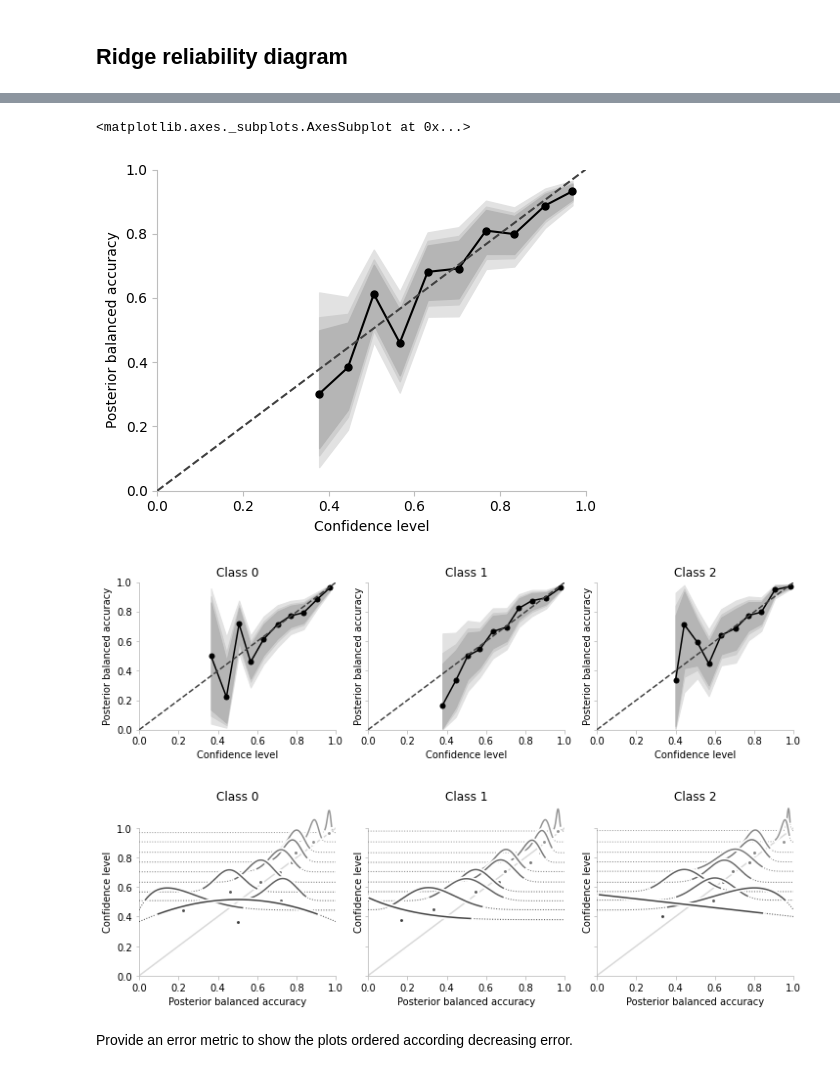
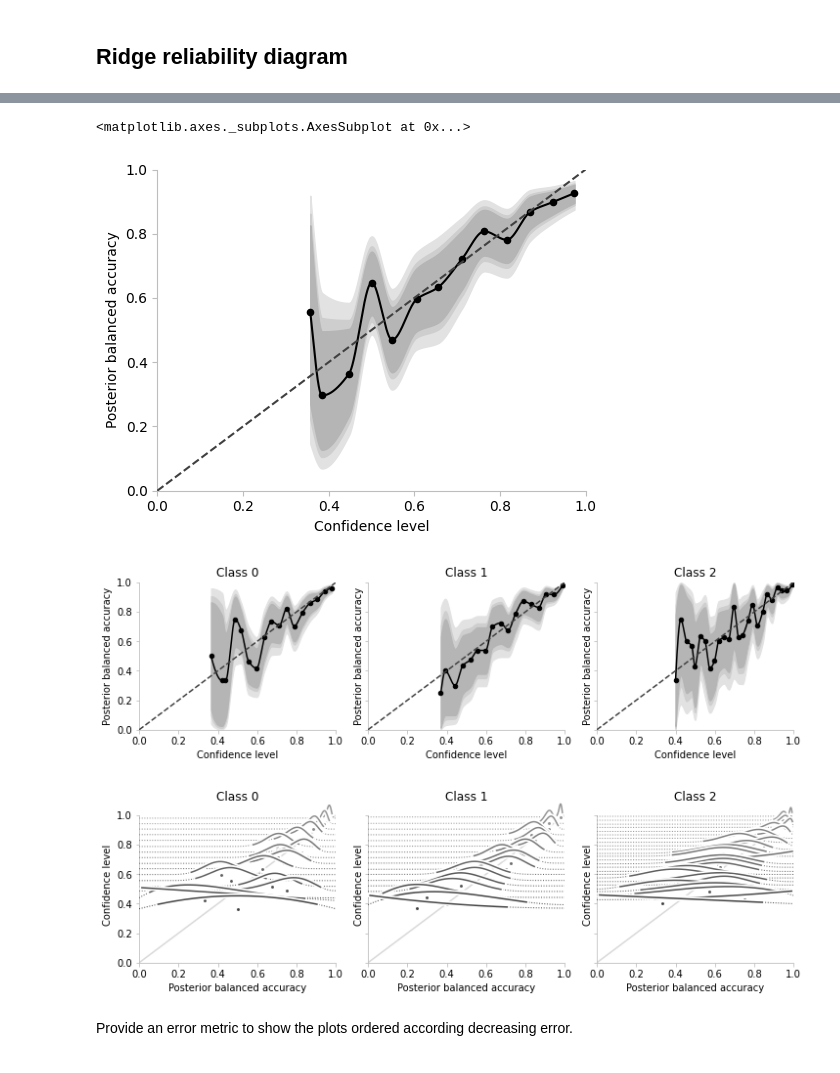
Before and after one commit to MaximLippeveld/riverreliability, a Jupyter notebook: notebooks/plots.ipynb, the cells around one changed output, grey strips where cells are left out. Cells and saved outputs as stored; diff of their text form; code cells hidden in the pictures.

```diff
--- a/notebooks/plots.ipynb
+++ b/notebooks/plots.ipynb
@@ -165,9 +166,16 @@ def river_diagram(beta_distributions_per_bin:np.array, proportions_per_bin:np.ar
             intervals[i, j] = beta.interval(l, a, b)
         means[i] = a/(a+b)
 
+    x = np.linspace(min(proportions_per_bin), max(proportions_per_bin), 1000)
     for i, l in enumerate(ci):
-        ax.fill_between(proportions_per_bin, intervals[:, i, 0], intervals[:, i, 1], zorder=i, color=cm.Greys(0.2+i*0.1), label=f"{int(l*100):2d}% CI")
-    ax.plot(proportions_per_bin, means, ".-", ms=10, color="black", zorder=4, label="Mean")
+        f0 = interpolate.PchipInterpolator(proportions_per_bin, intervals[:, i, 0])
+        f1 = interpolate.PchipInterpolator(proportions_per_bin, intervals[:, i, 1])
+
+        ax.fill_between(x, f0(x), f1(x), zorder=i, color=cm.Greys(0.2+i*0.1), label=f"{int(l*100):2d}% CI")
+
+    fm = interpolate.PchipInterpolator(proportions_per_bin, means)
+    ax.plot(x, fm(x), color="black", zorder=4, label="Mean")
+    ax.scatter(proportions_per_bin, means, s=20, color="black", zorder=4)
     ax.plot([0,1], [0,1], color=cm.Greys(0.8), linestyle="--", zorder=5, label="Perfect calibration")
 # %%
 # export
@@ -232,8 +240,8 @@ posterior_reliability_diagram(y_probs.max(axis=1), y_probs.argmax(axis=1), y_tes
 # %%
-posterior_reliability_diagram(y_probs.max(axis=1), y_probs.argmax(axis=1), y_test, style="river", bins=15)
+posterior_reliability_diagram(y_probs.max(axis=1), y_probs.argmax(axis=1), y_test, style="river", bins="fd")
 # %% [output]
 <matplotlib.axes._subplots.AxesSubplot at 0x...>
-[figure, old version]
+[figure, new version]
 # %%
 # export
 
@@ -271,14 +279,14 @@ def class_wise_posterior_reliability_diagram(y_probs, y_preds, y_true, axes:matp
         posterior_reliability_diagram(probs, y_preds_binarized[:, c], y_true_binarized[:, c], ax, bins, exact=True, style=style)
 # %%
 fig, axes = plt.subplots(1, 3, subplot_kw={"aspect": 0.75}, constrained_layout=True, sharex=True, sharey=True, dpi=72, figsize=(10, 3))
-class_wise_posterior_reliability_diagram(y_probs, y_probs.argmax(axis=1), y_test, axes=axes, bins=15)
+class_wise_posterior_reliability_diagram(y_probs, y_probs.argmax(axis=1), y_test, axes=axes, bins="fd")
 # %% [output]
-[figure, old version]
+[figure, new version]
 # %%
 fig, axes = plt.subplots(1, 3, subplot_kw={"aspect": 0.75}, constrained_layout=True, sharex=True, sharey=True, dpi=72, figsize=(10, 3))
-class_wise_posterior_reliability_diagram(y_probs, y_probs.argmax(axis=1), y_test, axes=axes, bins=15, style="ridge")
+class_wise_posterior_reliability_diagram(y_probs, y_probs.argmax(axis=1), y_test, axes=axes, bins="fd", style="ridge")
 # %% [output]
-[figure, old version]
+[figure, new version]
 # %% [markdown]
 Provide an error metric to show the plots ordered according decreasing error.
 # %%
```
Also changed, not shown: parts of 2 cells of this notebook, 2 other files.
